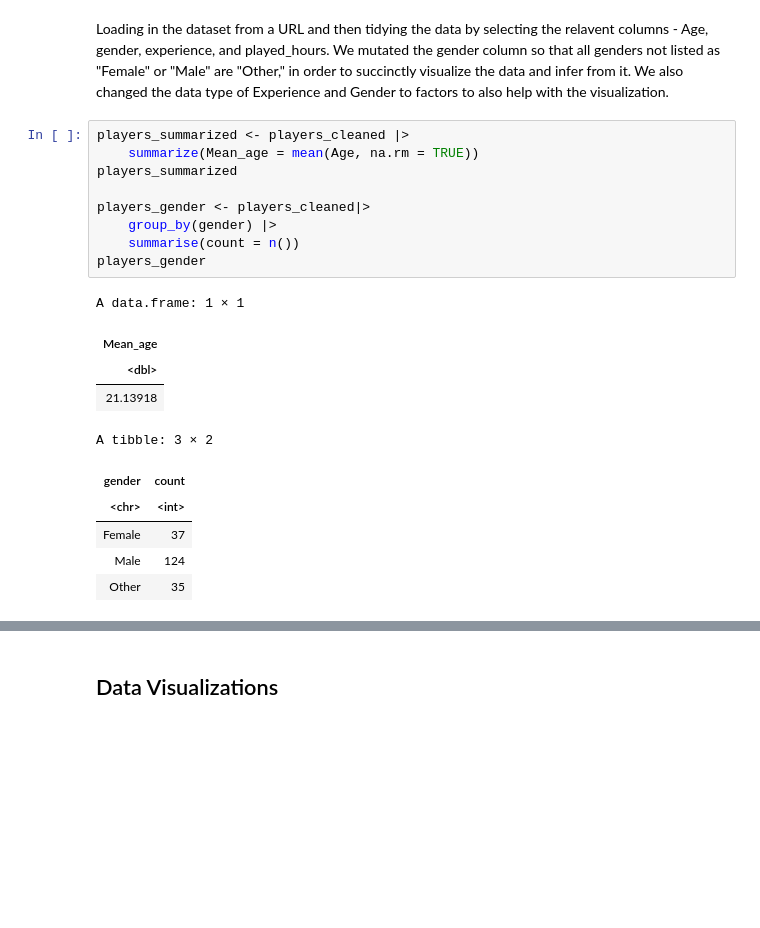
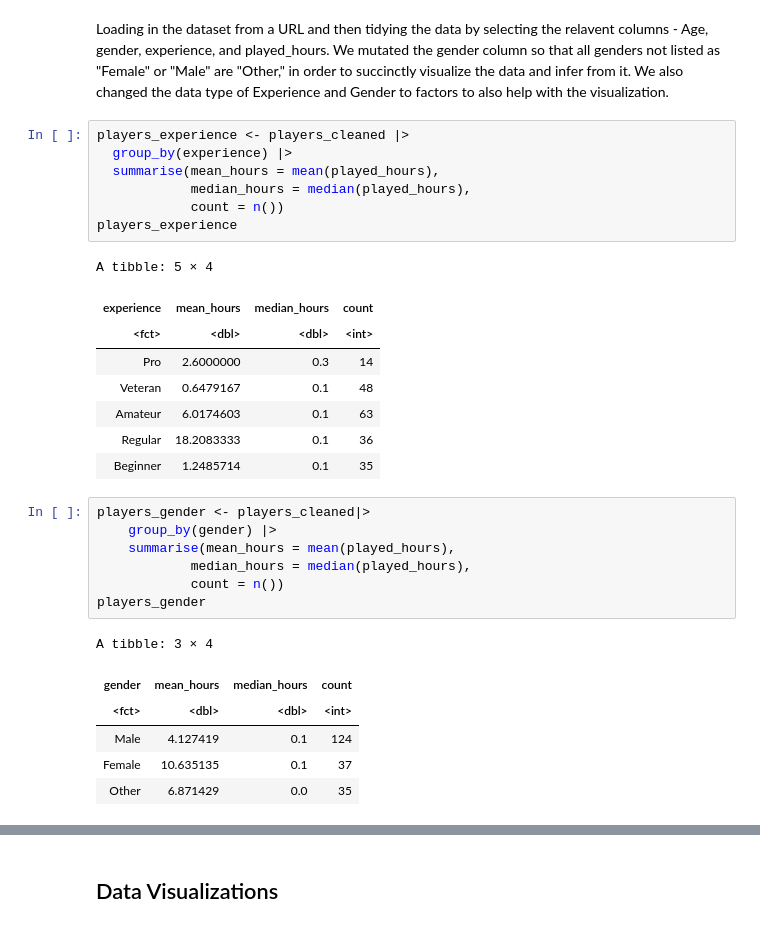
Before and after one commit to nat-ttt/group_project_final, a Jupyter notebook: Group_project.ipynb, the cells around one changed output, grey strips where cells are left out. Saved outputs shown, nothing was run; the diff lists cells and outputs as text; blank space fills up the shorter version.

```diff
--- a/Group_project.ipynb
+++ b/Group_project.ipynb
@@ -100,22 +124,32 @@ A data.frame: 6 × 4
 # %% [markdown]
 Loading in the dataset from a URL and then tidying the data by selecting the relavent columns - Age, gender, experience, and played_hours. We mutated the gender column so that all genders not listed as "Female" or "Male" are "Other," in order to succinctly visualize the data and infer from it. We also changed the data type of Experience and Gender to factors to also help with the visualization.
 # %%
-players_summarized <- players_cleaned |>
-    summarize(Mean_age = mean(Age, na.rm = TRUE))
-players_summarized
-
-players_gender <- players_cleaned|>
-    group_by(gender) |>
-    summarise(count = n())
-players_gender
+players_experience <- players_cleaned |>
+  group_by(experience) |>
+  summarise(mean_hours = mean(played_hours),
+            median_hours = median(played_hours),
+            count = n())
+players_experience
 # %% [output]
-A data.frame: 1 × 1
+A tibble: 5 × 4
-| Mean_age |
-| <dbl> |
-| 21.13918 |
+| experience | mean_hours | median_hours | count |
+| <fct> | <dbl> | <dbl> | <int> |
+| Pro | 2.6000000 | 0.3 | 14 |
+| Veteran | 0.6479167 | 0.1 | 48 |
+| Amateur | 6.0174603 | 0.1 | 63 |
+| Regular | 18.2083333 | 0.1 | 36 |
+| Beginner | 1.2485714 | 0.1 | 35 |
-A tibble: 3 × 2
-| gender | count |
-| <chr> | <int> |
-| Female | 37 |
-| Male | 124 |
-| Other | 35 |
+# %%
+players_gender <- players_cleaned|>
+    group_by(gender) |>
+    summarise(mean_hours = mean(played_hours),
+            median_hours = median(played_hours),
+            count = n())
+players_gender
+# %% [output]
+A tibble: 3 × 4
+| gender | mean_hours | median_hours | count |
+| <fct> | <dbl> | <dbl> | <int> |
+| Male | 4.127419 | 0.1 | 124 |
+| Female | 10.635135 | 0.1 | 37 |
+| Other | 6.871429 | 0.0 | 35 |
```
Also changed, not shown: parts of 30 cells of this notebook.
